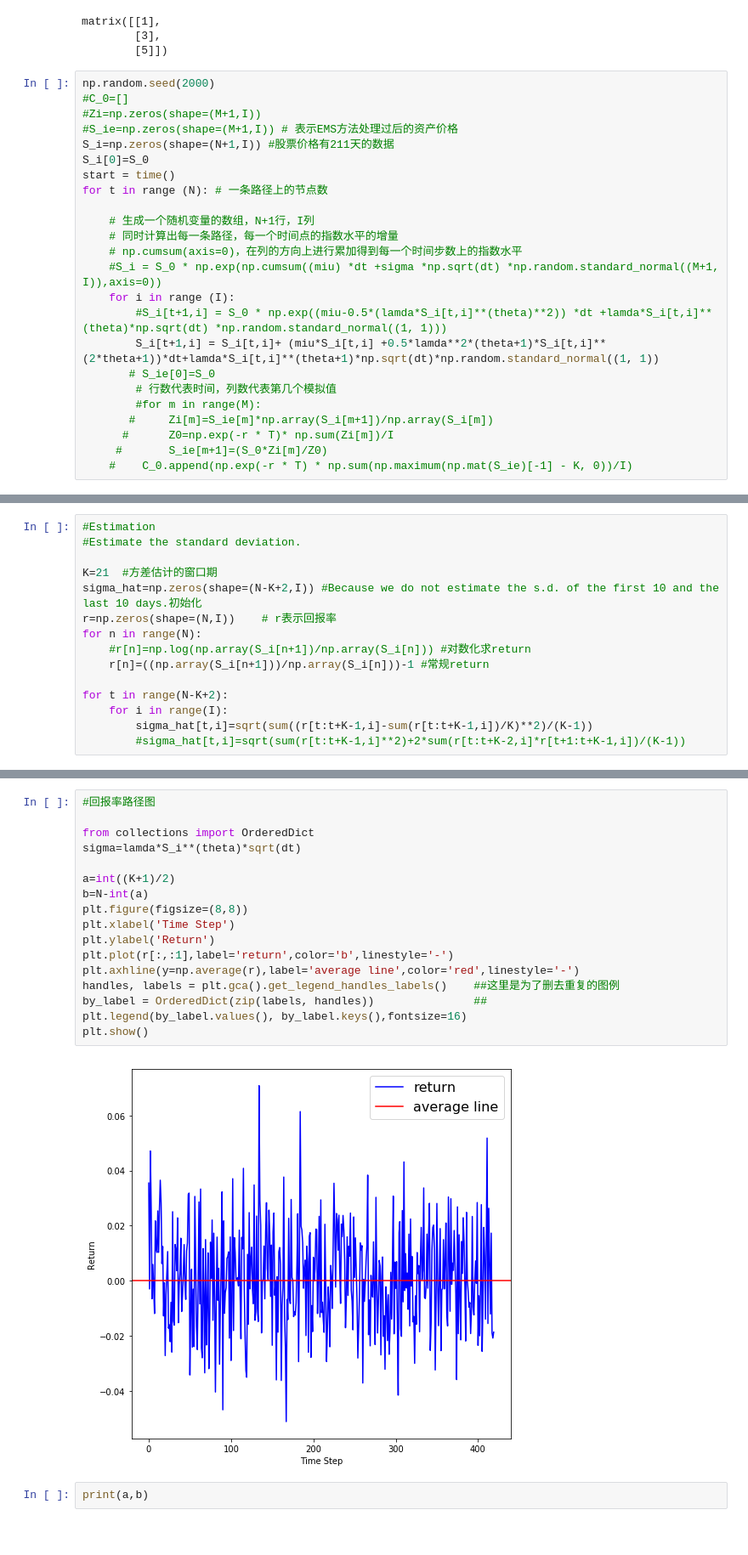
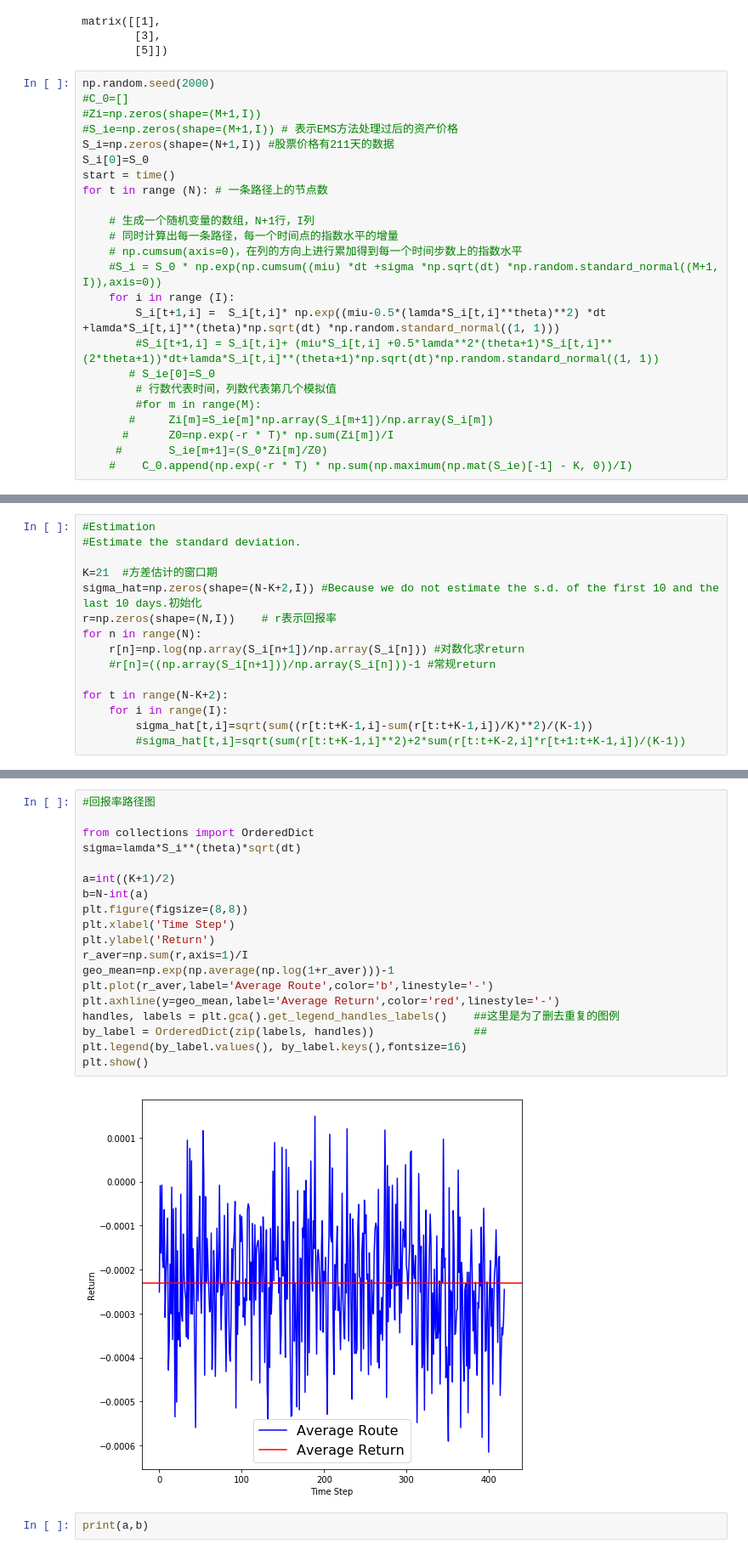
Before and after one commit to Zikaixu/Zikai-s-World, a Jupyter notebook: Asset price simulation.ipynb, the cells around one changed output, grey strips where cells are left out. Shown at 85% size. Cells and saved outputs as stored; diff of their text form.

```diff
--- a/Asset price simulation.ipynb
+++ b/Asset price simulation.ipynb
@@ -46,8 +46,8 @@ for t in range (N): # 一条路径上的节点数
     # np.cumsum(axis=0)，在列的方向上进行累加得到每一个时间步数上的指数水平
     #S_i = S_0 * np.exp(np.cumsum((miu) *dt +sigma *np.sqrt(dt) *np.random.standard_normal((M+1, I)),axis=0))
     for i in range (I):
-        #S_i[t+1,i] = S_0 * np.exp((miu-0.5*(lamda*S_i[t,i]**(theta)**2)) *dt +lamda*S_i[t,i]**(theta)*np.sqrt(dt) *np.random.standard_normal((1, 1)))
-        S_i[t+1,i] = S_i[t,i]+ (miu*S_i[t,i] +0.5*lamda**2*(theta+1)*S_i[t,i]**(2*theta+1))*dt+lamda*S_i[t,i]**(theta+1)*np.sqrt(dt)*np.random.standard_normal((1, 1))
+        S_i[t+1,i] =  S_i[t,i]* np.exp((miu-0.5*(lamda*S_i[t,i]**theta)**2) *dt +lamda*S_i[t,i]**(theta)*np.sqrt(dt) *np.random.standard_normal((1, 1)))
+        #S_i[t+1,i] = S_i[t,i]+ (miu*S_i[t,i] +0.5*lamda**2*(theta+1)*S_i[t,i]**(2*theta+1))*dt+lamda*S_i[t,i]**(theta+1)*np.sqrt(dt)*np.random.standard_normal((1, 1))
        # S_ie[0]=S_0
         # 行数代表时间，列数代表第几个模拟值
         #for m in range(M):
@@ -75,8 +75,8 @@ K=21  #方差估计的窗口期
 sigma_hat=np.zeros(shape=(N-K+2,I)) #Because we do not estimate the s.d. of the first 10 and the last 10 days.初始化
 r=np.zeros(shape=(N,I))    # r表示回报率
 for n in range(N):
-    #r[n]=np.log(np.array(S_i[n+1])/np.array(S_i[n])) #对数化求return
-    r[n]=((np.array(S_i[n+1]))/np.array(S_i[n]))-1 #常规return
+    r[n]=np.log(np.array(S_i[n+1])/np.array(S_i[n])) #对数化求return
+    #r[n]=((np.array(S_i[n+1]))/np.array(S_i[n]))-1 #常规return
 
 for t in range(N-K+2):
     for i in range(I):
@@ -104,22 +104,24 @@ plt.show()
 # %%
 #回报率路径图
 
 from collections import OrderedDict
 sigma=lamda*S_i**(theta)*sqrt(dt)
 
 a=int((K+1)/2)
 b=N-int(a)
 plt.figure(figsize=(8,8))
 plt.xlabel('Time Step')
 plt.ylabel('Return')
-plt.plot(r[:,:1],label='return',color='b',linestyle='-')
-plt.axhline(y=np.average(r),label='average line',color='red',linestyle='-')
+r_aver=np.sum(r,axis=1)/I
+geo_mean=np.exp(np.average(np.log(1+r_aver)))-1
+plt.plot(r_aver,label='Average Route',color='b',linestyle='-')
+plt.axhline(y=geo_mean,label='Average Return',color='red',linestyle='-')
 handles, labels = plt.gca().get_legend_handles_labels()    ##这里是为了删去重复的图例
 by_label = OrderedDict(zip(labels, handles))               ##
 plt.legend(by_label.values(), by_label.keys(),fontsize=16)
 plt.show()
 # %% [output]
-[figure, old version]
+[figure, new version]
 # %%
 print(a,b)
 # %% [output]
```
Also changed, not shown: parts of 12 cells of this notebook.
